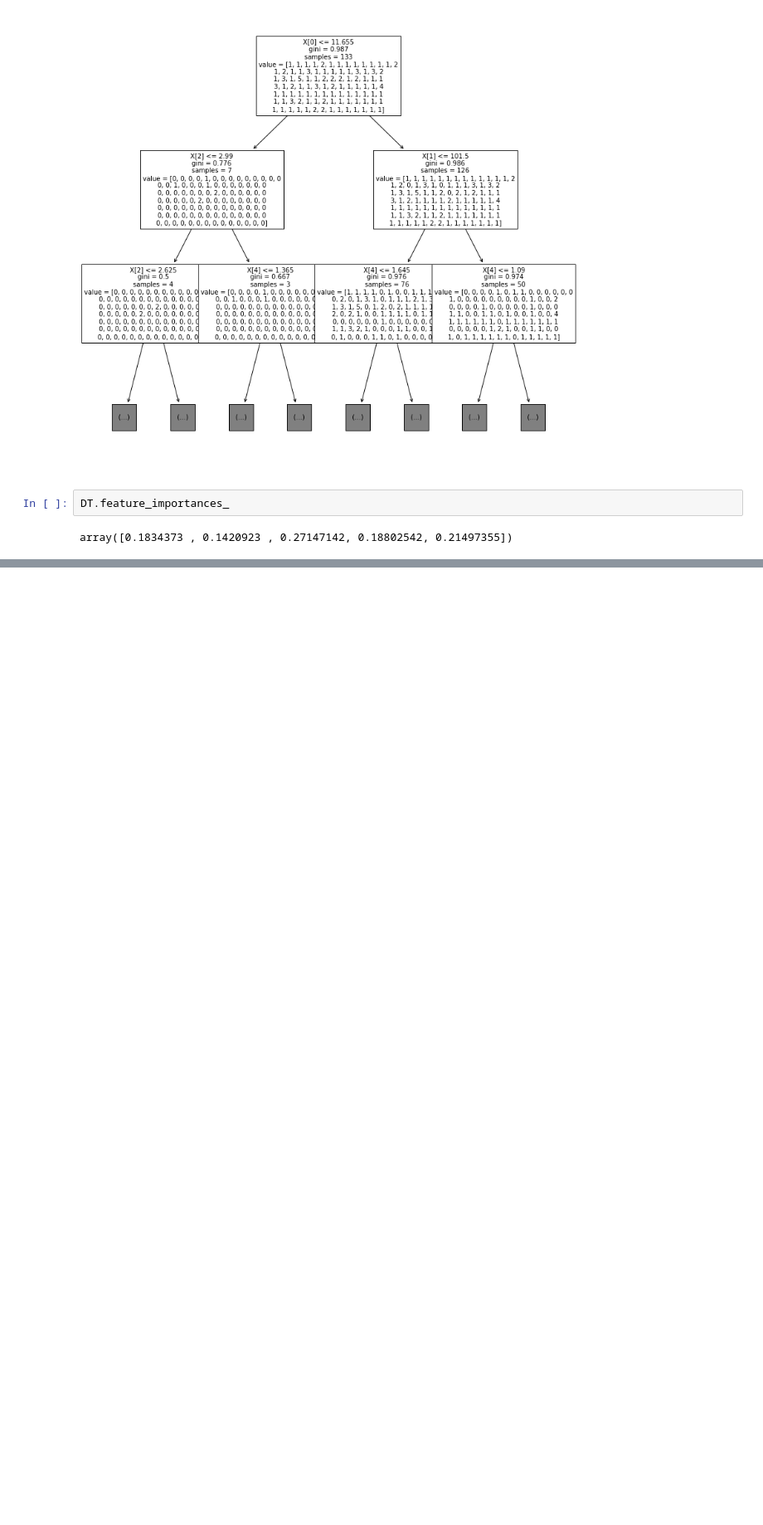
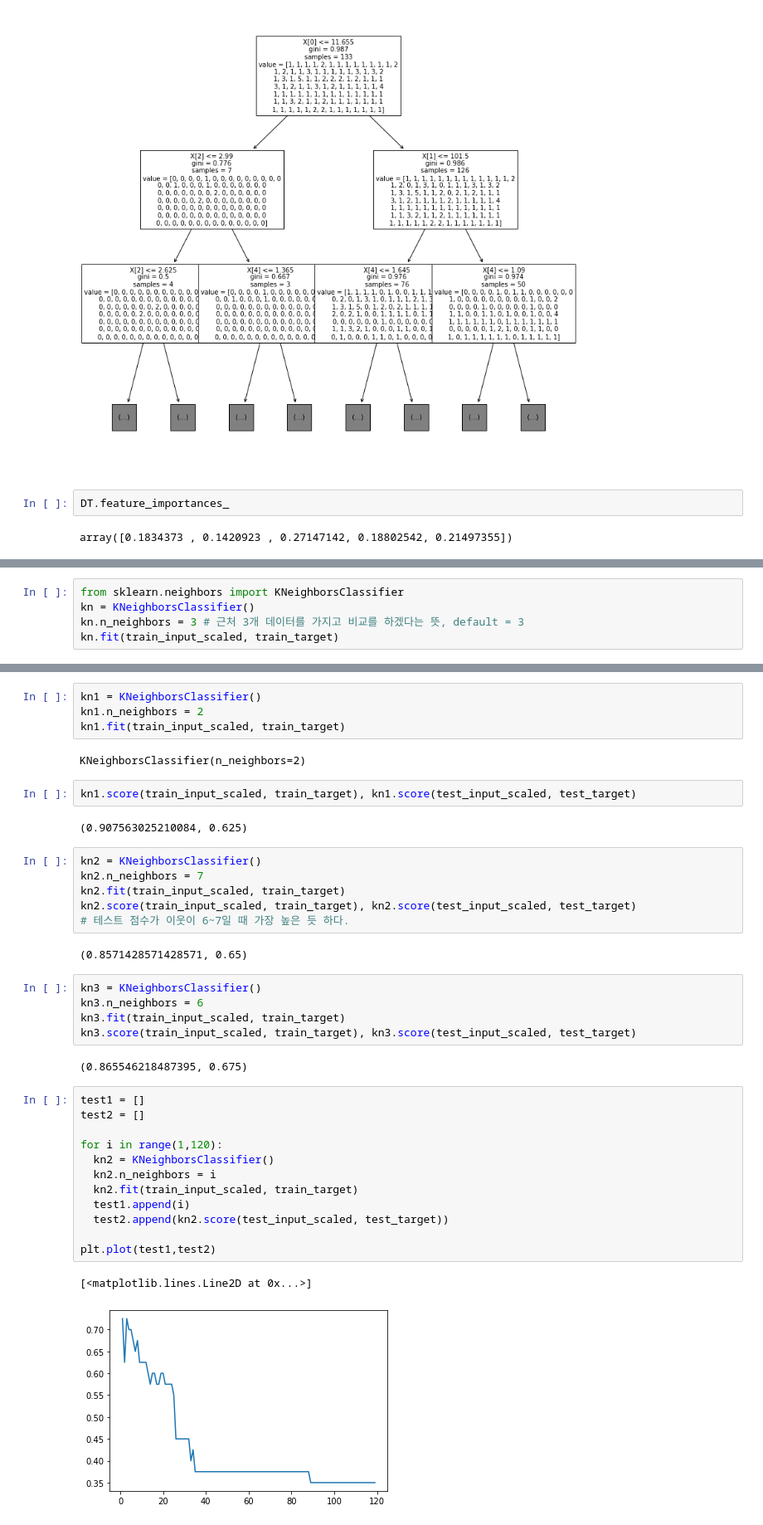
Before and after one commit to eaglehkim/python, a Jupyter notebook: prac3.ipynb, the cells around one changed output, grey strips where cells are left out. Shown at 83% size. Saved outputs shown, nothing was run; the diff lists cells and outputs as text; blank space fills up the shorter version.

```diff
--- a/prac3.ipynb
+++ b/prac3.ipynb
@@ -952,0 +1006,5 @@ array([0.1834373 , 0.1420923 , 0.27147142, 0.18802542, 0.21497355])
+# %%
+from sklearn.neighbors import KNeighborsClassifier
+kn = KNeighborsClassifier()
+kn.n_neighbors = 3 # 근처 3개 데이터를 가지고 비교를 하겠다는 뜻, default = 3
+kn.fit(train_input_scaled, train_target)
@@ -952,0 +1021,40 @@ array([0.1834373 , 0.1420923 , 0.27147142, 0.18802542, 0.21497355])
+# %%
+kn1 = KNeighborsClassifier()
+kn1.n_neighbors = 2
+kn1.fit(train_input_scaled, train_target)
+# %% [output]
+KNeighborsClassifier(n_neighbors=2)
+# %%
+kn1.score(train_input_scaled, train_target), kn1.score(test_input_scaled, test_target)
+# %% [output]
+(0.907563025210084, 0.625)
+# %%
+kn2 = KNeighborsClassifier()
+kn2.n_neighbors = 7
+kn2.fit(train_input_scaled, train_target)
+kn2.score(train_input_scaled, train_target), kn2.score(test_input_scaled, test_target)
+# 테스트 점수가 이웃이 6~7일 때 가장 높은 듯 하다.
+# %% [output]
+(0.8571428571428571, 0.65)
+# %%
+kn3 = KNeighborsClassifier()
+kn3.n_neighbors = 6
+kn3.fit(train_input_scaled, train_target)
+kn3.score(train_input_scaled, train_target), kn3.score(test_input_scaled, test_target)
+# %% [output]
+(0.865546218487395, 0.675)
+# %%
+test1 = []
+test2 = []
+
+for i in range(1,120):
+  kn2 = KNeighborsClassifier()
+  kn2.n_neighbors = i
+  kn2.fit(train_input_scaled, train_target)
+  test1.append(i)
+  test2.append(kn2.score(test_input_scaled, test_target))
+
+plt.plot(test1,test2)
+# %% [output]
+[<matplotlib.lines.Line2D at 0x...>]
+[figure, added]
```
Also changed, not shown: parts of 42 cells of this notebook.
